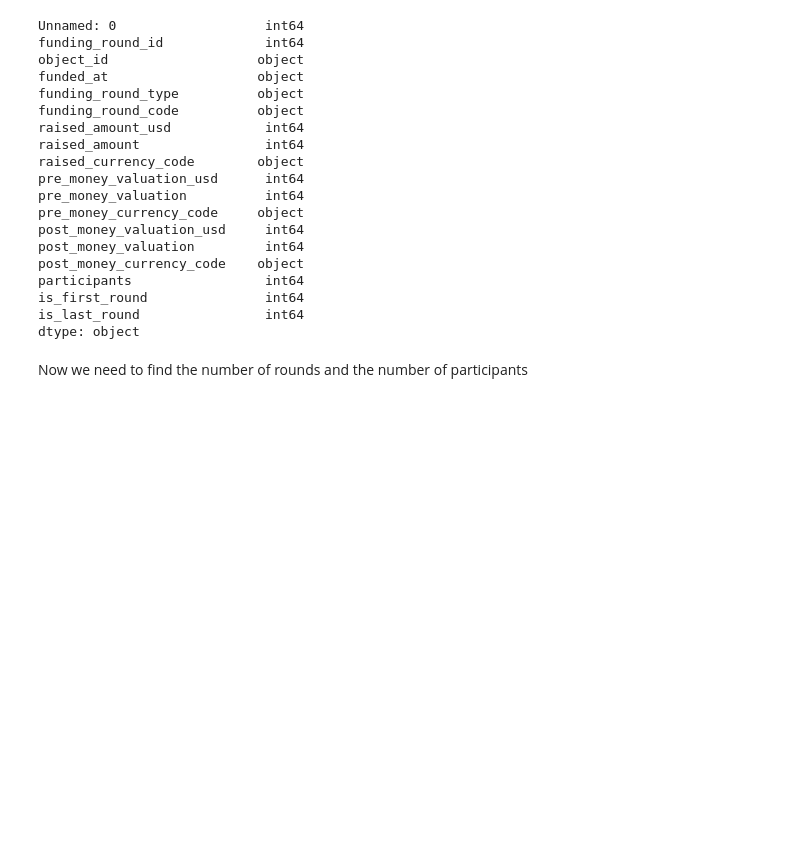
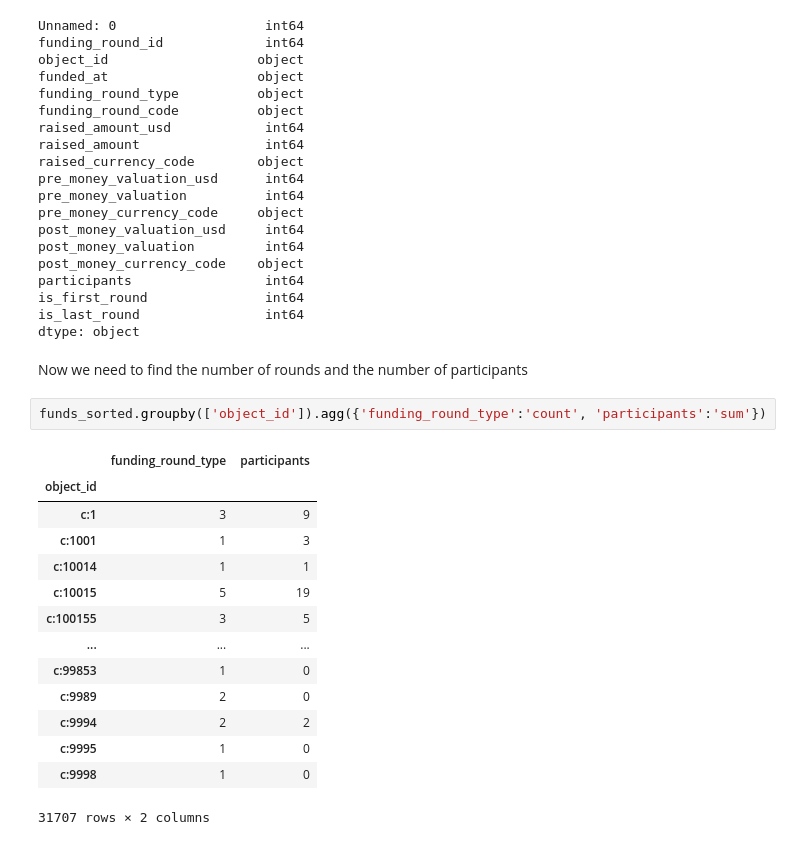
Before and after one commit to PaulIsenberg/FWIP_Venture, a Jupyter notebook: funding_rounds_preprocessing.ipynb, the cells around one changed output. Saved outputs shown, nothing was run; the diff lists cells and outputs as text; blank space fills up the shorter version.

Commit message:
Adding calculated number of funding rounds and participants

```diff
--- a/funding_rounds_preprocessing.ipynb
+++ b/funding_rounds_preprocessing.ipynb
@@ -205,3 +205,20 @@ is_last_round                int64
 dtype: object
 # %% [markdown]
 Now we need to find the number of rounds and the number of participants
+# %%
+funds_sorted.groupby(['object_id']).agg({'funding_round_type':'count', 'participants':'sum'})
+# %% [output]
+|  | funding_round_type | participants |
+| object_id |  |  |
+| c:1 | 3 | 9 |
+| c:1001 | 1 | 3 |
+| c:10014 | 1 | 1 |
+| c:10015 | 5 | 19 |
+| c:100155 | 3 | 5 |
+| ... | ... | ... |
+| c:99853 | 1 | 0 |
+| c:9989 | 2 | 0 |
+| c:9994 | 2 | 2 |
+| c:9995 | 1 | 0 |
+| c:9998 | 1 | 0 |
+31707 rows × 2 columns
```
